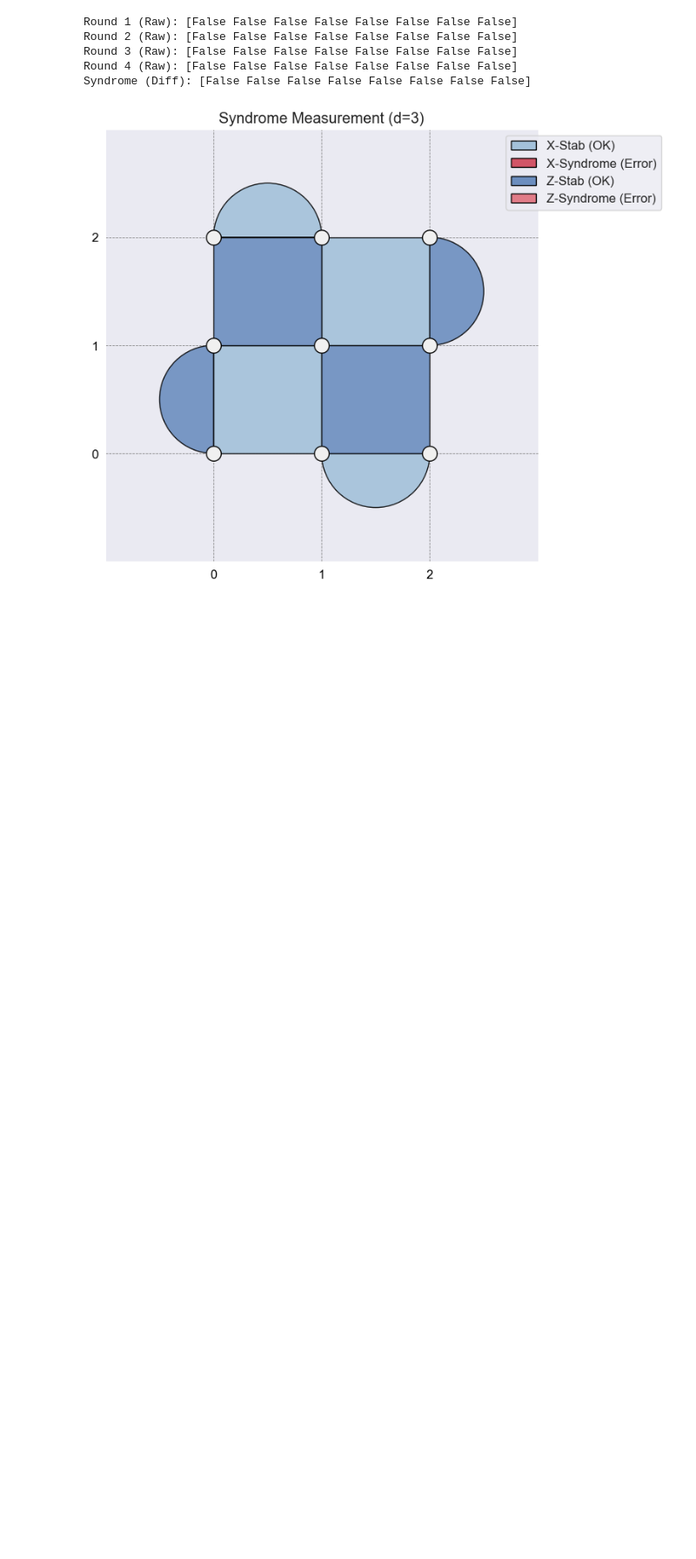
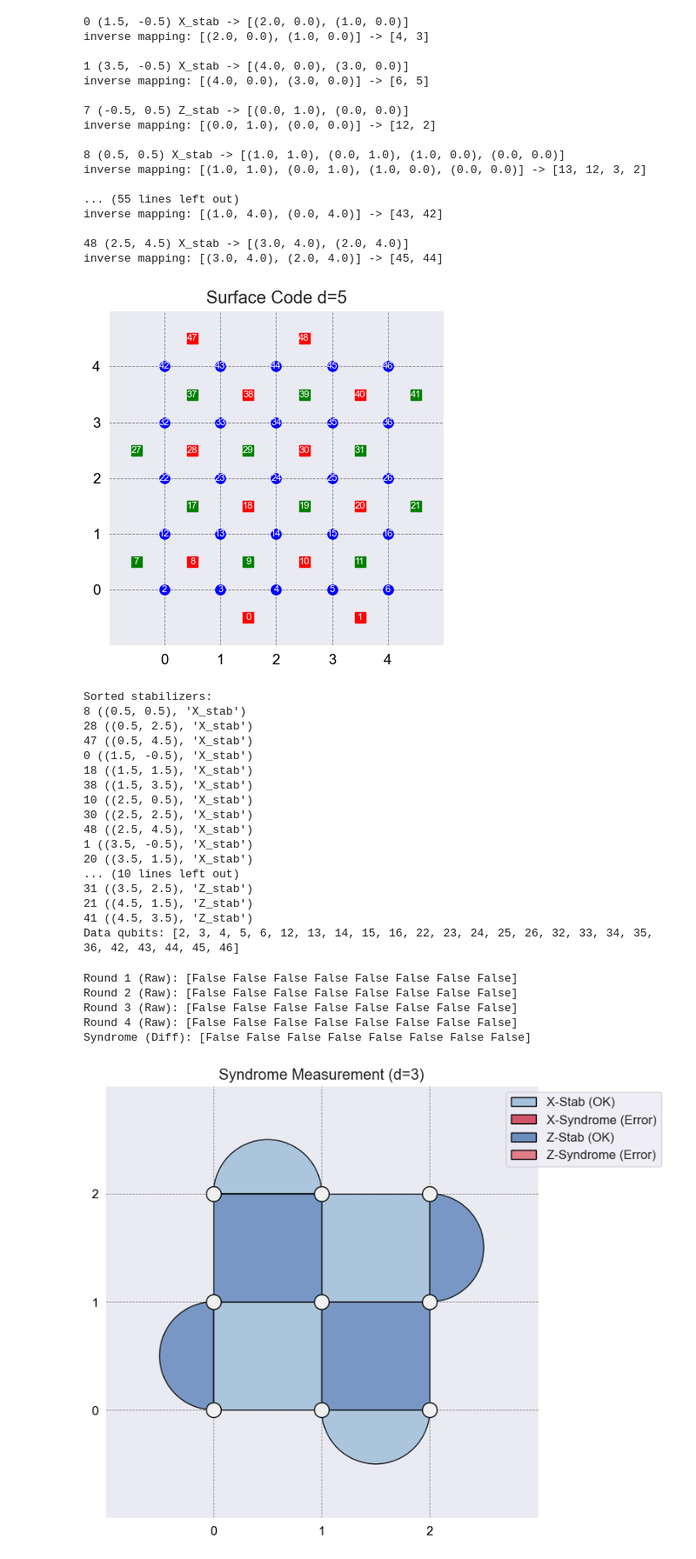
Before and after one commit to BjarneS2/Simulation_on_QEC_with_reconfigurable_atom_arrays, a Jupyter notebook: test.ipynb, the cells around one changed output. Shown at 87% size. Cells and saved outputs as stored; diff of their text form; code cells hidden in the pictures; blank space fills up the shorter version.

Commit message:
fixed indexing and now it works

```diff
--- a/test.ipynb
+++ b/test.ipynb
@@ -78,3 +70,74 @@ q16: -QUBIT_COORDS(0.5,2.5)----R------------------------------------------------
+# %%
+from surface_code import SurfaceCode
+sc = SurfaceCode(distance=5)
+
+# Build circuit for 2 rounds to allow comparison
+sc.build_in_stim(rounds=4)
+all_ids = list(sc.index_mapping.keys())
+
+for anc in all_ids:
+    coord, qtype = sc.index_mapping[anc]
+    if qtype == 'data':
+        continue
+    neigh = sc.get_surrounding_data_qubits(coord)
+    print(anc, coord, qtype, '->', neigh)
+    sc.inverse_mapping
+    print(f"inverse mapping: {neigh} -> {[sc.inverse_mapping[n] for n in neigh]}\n")
+
+sc.plot()
+
+print("Sorted stabilizers:")
+stab_indices = sc.get_stabilisers(_as="idx") # type: ignore
+
+stab_indices = sorted(  # otherwise Z and X stabilizers are measured in random order!
+    stab_indices,
+    key=lambda anc: (
+        sc.index_mapping[anc][1],        # 'X_stab' or 'Z_stab'
+        sc.index_mapping[anc][0][0],     # x-coordinate
+        sc.index_mapping[anc][0][1],     # y-coordinate
+    )
+)
+for anc in stab_indices:
+    print(anc, sc.index_mapping[anc])
+
+data_indices = [k for k, v in sc.index_mapping.items() if v[1] == 'data']
+print("Data qubits:", data_indices)
+# %% [output]
+0 (1.5, -0.5) X_stab -> [(2.0, 0.0), (1.0, 0.0)]
+inverse mapping: [(2.0, 0.0), (1.0, 0.0)] -> [4, 3]
+
+1 (3.5, -0.5) X_stab -> [(4.0, 0.0), (3.0, 0.0)]
+inverse mapping: [(4.0, 0.0), (3.0, 0.0)] -> [6, 5]
+
+7 (-0.5, 0.5) Z_stab -> [(0.0, 1.0), (0.0, 0.0)]
+inverse mapping: [(0.0, 1.0), (0.0, 0.0)] -> [12, 2]
+
+8 (0.5, 0.5) X_stab -> [(1.0, 1.0), (0.0, 1.0), (1.0, 0.0), (0.0, 0.0)]
+inverse mapping: [(1.0, 1.0), (0.0, 1.0), (1.0, 0.0), (0.0, 0.0)] -> [13, 12, 3, 2]
+
+... (55 lines left out)
+inverse mapping: [(1.0, 4.0), (0.0, 4.0)] -> [43, 42]
+
+48 (2.5, 4.5) X_stab -> [(3.0, 4.0), (2.0, 4.0)]
+inverse mapping: [(3.0, 4.0), (2.0, 4.0)] -> [45, 44]
+[figure, added]
+Sorted stabilizers:
+8 ((0.5, 0.5), 'X_stab')
+28 ((0.5, 2.5), 'X_stab')
+47 ((0.5, 4.5), 'X_stab')
+0 ((1.5, -0.5), 'X_stab')
+18 ((1.5, 1.5), 'X_stab')
+38 ((1.5, 3.5), 'X_stab')
+10 ((2.5, 0.5), 'X_stab')
+30 ((2.5, 2.5), 'X_stab')
+48 ((2.5, 4.5), 'X_stab')
+1 ((3.5, -0.5), 'X_stab')
+20 ((3.5, 1.5), 'X_stab')
+... (10 lines left out)
+31 ((3.5, 2.5), 'Z_stab')
+21 ((4.5, 1.5), 'Z_stab')
+41 ((4.5, 3.5), 'Z_stab')
+Data qubits: [2, 3, 4, 5, 6, 12, 13, 14, 15, 16, 22, 23, 24, 25, 26, 32, 33, 34, 35, 36, 42, 43, 44, 45, 46]
 # %%
 from surface_code import SurfaceCode
 print("--- Initializing SurfaceCode(distance=3) ---")
```
Also changed, not shown: parts of 2 cells of this notebook, 2 other files.
